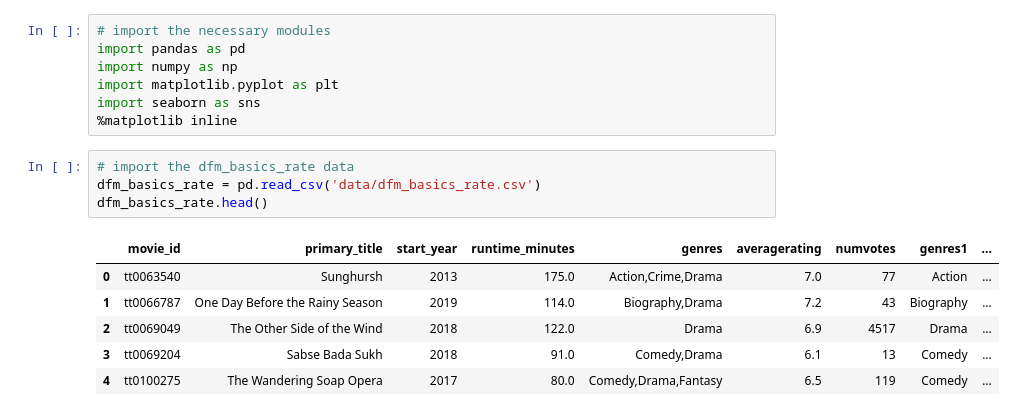
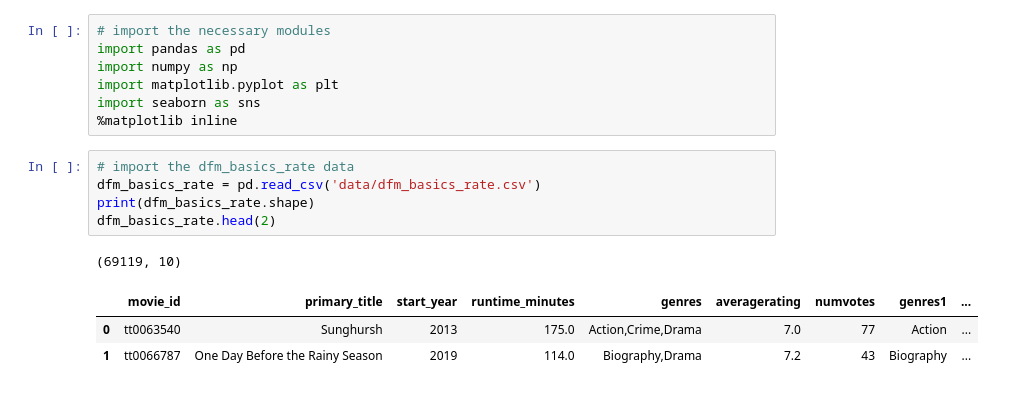
Before and after one commit to paddyokore/sql-reforestration, a Jupyter notebook: box-office_analysis_report.ipynb, the cells around one changed output. Saved outputs shown, nothing was run; the diff lists cells and outputs as text.

```diff
--- a/box-office_analysis_report.ipynb
+++ b/box-office_analysis_report.ipynb
@@ -10,11 +10,10 @@ import seaborn as sns
 # %%
 # import the dfm_basics_rate data
 dfm_basics_rate = pd.read_csv('data/dfm_basics_rate.csv')
-dfm_basics_rate.head()
+print(dfm_basics_rate.shape)
+dfm_basics_rate.head(2)
 # %% [output]
+(69119, 10)
 |  | movie_id | primary_title | start_year | runtime_minutes | genres | averagerating | numvotes | genres1 | ... |
 | 0 | tt0063540 | Sunghursh | 2013 | 175.0 | Action,Crime,Drama | 7.0 | 77 | Action | ... |
 | 1 | tt0066787 | One Day Before the Rainy Season | 2019 | 114.0 | Biography,Drama | 7.2 | 43 | Biography | ... |
-| 2 | tt0069049 | The Other Side of the Wind | 2018 | 122.0 | Drama | 6.9 | 4517 | Drama | ... |
-| 3 | tt0069204 | Sabse Bada Sukh | 2018 | 91.0 | Comedy,Drama | 6.1 | 13 | Comedy | ... |
-| 4 | tt0100275 | The Wandering Soap Opera | 2017 | 80.0 | Comedy,Drama,Fantasy | 6.5 | 119 | Comedy | ... |
```
Also changed, not shown: parts of 12 cells of this notebook.
